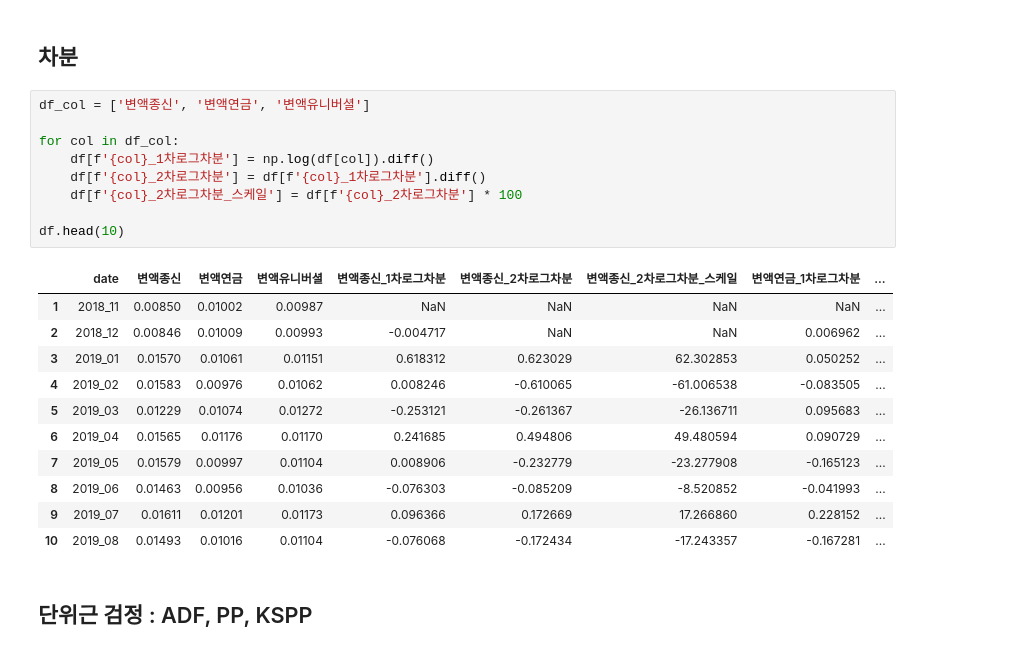
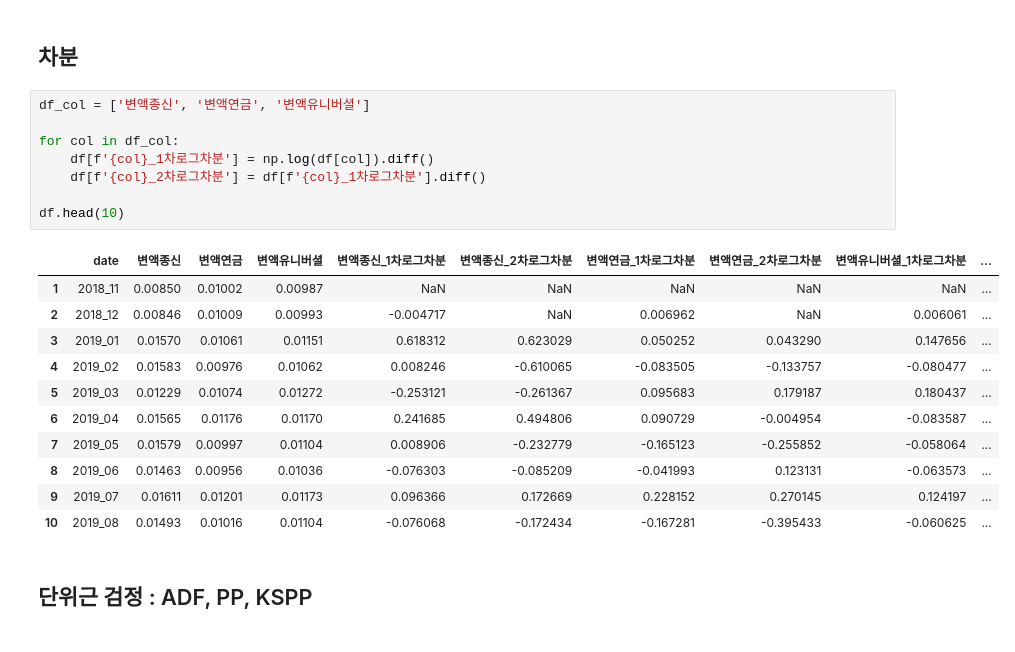
Before and after one commit to scw0310/SEED, a Jupyter notebook: ADF.ipynb, the cells around one changed output. Cells and saved outputs as stored; diff of their text form.

```diff
--- a/ADF.ipynb
+++ b/ADF.ipynb
@@ -62,24 +64,23 @@ df.describe()
 # %%
 df_col = ['변액종신', '변액연금', '변액유니버셜']
 
 for col in df_col:
     df[f'{col}_1차로그차분'] = np.log(df[col]).diff()
     df[f'{col}_2차로그차분'] = df[f'{col}_1차로그차분'].diff()
-    df[f'{col}_2차로그차분_스케일'] = df[f'{col}_2차로그차분'] * 100
 
 df.head(10)
 # %% [output]
-|  | date | 변액종신 | 변액연금 | 변액유니버셜 | 변액종신_1차로그차분 | 변액종신_2차로그차분 | 변액종신_2차로그차분_스케일 | 변액연금_1차로그차분 | ... |
-| 1 | 2018_11 | 0.00850 | 0.01002 | 0.00987 | NaN | NaN | NaN | NaN | ... |
-| 2 | 2018_12 | 0.00846 | 0.01009 | 0.00993 | -0.004717 | NaN | NaN | 0.006962 | ... |
-| 3 | 2019_01 | 0.01570 | 0.01061 | 0.01151 | 0.618312 | 0.623029 | 62.302853 | 0.050252 | ... |
-| 4 | 2019_02 | 0.01583 | 0.00976 | 0.01062 | 0.008246 | -0.610065 | -61.006538 | -0.083505 | ... |
-| 5 | 2019_03 | 0.01229 | 0.01074 | 0.01272 | -0.253121 | -0.261367 | -26.136711 | 0.095683 | ... |
-| 6 | 2019_04 | 0.01565 | 0.01176 | 0.01170 | 0.241685 | 0.494806 | 49.480594 | 0.090729 | ... |
-| 7 | 2019_05 | 0.01579 | 0.00997 | 0.01104 | 0.008906 | -0.232779 | -23.277908 | -0.165123 | ... |
-| 8 | 2019_06 | 0.01463 | 0.00956 | 0.01036 | -0.076303 | -0.085209 | -8.520852 | -0.041993 | ... |
-| 9 | 2019_07 | 0.01611 | 0.01201 | 0.01173 | 0.096366 | 0.172669 | 17.266860 | 0.228152 | ... |
-| 10 | 2019_08 | 0.01493 | 0.01016 | 0.01104 | -0.076068 | -0.172434 | -17.243357 | -0.167281 | ... |
+|  | date | 변액종신 | 변액연금 | 변액유니버셜 | 변액종신_1차로그차분 | 변액종신_2차로그차분 | 변액연금_1차로그차분 | 변액연금_2차로그차분 | 변액유니버셜_1차로그차분 | ... |
+| 1 | 2018_11 | 0.00850 | 0.01002 | 0.00987 | NaN | NaN | NaN | NaN | NaN | ... |
+| 2 | 2018_12 | 0.00846 | 0.01009 | 0.00993 | -0.004717 | NaN | 0.006962 | NaN | 0.006061 | ... |
+| 3 | 2019_01 | 0.01570 | 0.01061 | 0.01151 | 0.618312 | 0.623029 | 0.050252 | 0.043290 | 0.147656 | ... |
+| 4 | 2019_02 | 0.01583 | 0.00976 | 0.01062 | 0.008246 | -0.610065 | -0.083505 | -0.133757 | -0.080477 | ... |
+| 5 | 2019_03 | 0.01229 | 0.01074 | 0.01272 | -0.253121 | -0.261367 | 0.095683 | 0.179187 | 0.180437 | ... |
+| 6 | 2019_04 | 0.01565 | 0.01176 | 0.01170 | 0.241685 | 0.494806 | 0.090729 | -0.004954 | -0.083587 | ... |
+| 7 | 2019_05 | 0.01579 | 0.00997 | 0.01104 | 0.008906 | -0.232779 | -0.165123 | -0.255852 | -0.058064 | ... |
+| 8 | 2019_06 | 0.01463 | 0.00956 | 0.01036 | -0.076303 | -0.085209 | -0.041993 | 0.123131 | -0.063573 | ... |
+| 9 | 2019_07 | 0.01611 | 0.01201 | 0.01173 | 0.096366 | 0.172669 | 0.228152 | 0.270145 | 0.124197 | ... |
+| 10 | 2019_08 | 0.01493 | 0.01016 | 0.01104 | -0.076068 | -0.172434 | -0.167281 | -0.395433 | -0.060625 | ... |
 # %% [markdown]
 ## 단위근 검정 : ADF, PP, KSPP
 # %%
```
Also changed, not shown: parts of 6 cells of this notebook.
